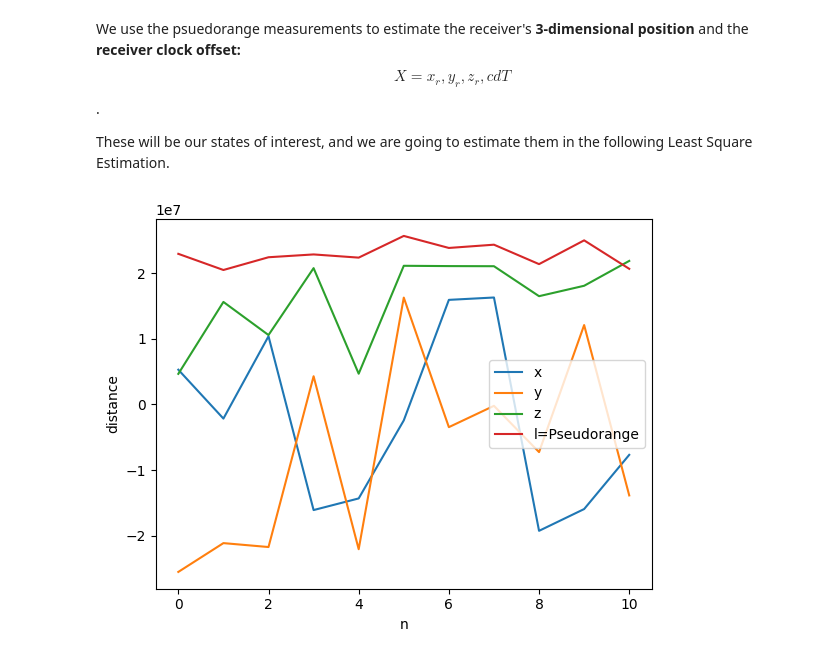
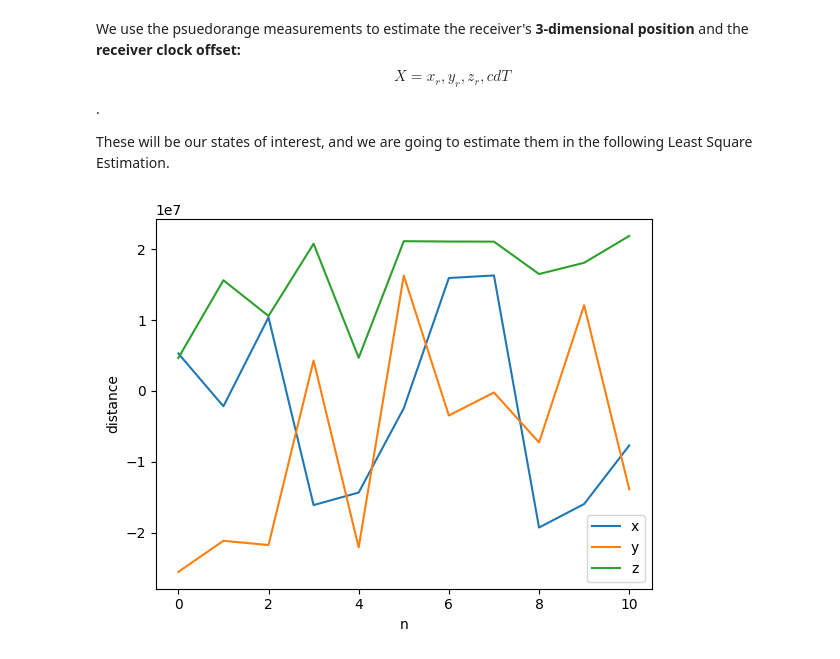
Before and after one commit to eunice-nwaobi/ENGG680_LAB_ASSIGNMENTS, a Jupyter notebook: Lab_Assignment2/Assignment2.ipynb, the cells around one changed output. Cells and saved outputs as stored; diff of their text form; code cells hidden in the pictures.

```diff
--- a/Lab_Assignment2/Assignment2.ipynb
+++ b/Lab_Assignment2/Assignment2.ipynb
@@ -364,32 +364,32 @@ GroundTruth=np.array([-1633489.37967725,	-3651627.18250363,	4952481.61954918])
 # %%
 # step 6
 # initialize the corrections array as ones, iteration loop counter i as zero and related arrays
 # (2 mark)
 delta = np.ones((m, 1)) # corrections array
 i = 0 # iteration loop counter i = 0
 arr_w = []
 arr_delta=[]
 arr_err_pos = []
 arr_i = []
 the_A = [] # added list of A
 the_apv = 0.0 # added apv
 receiver_pos = np.tile(GroundTruth, (n,1))
 satellite_pos = sat_pos[:, 1:]
 l = pseudorange[:, 1:]
 # initially we made a sensible guess by plotting
 plt.plot(satellite_pos[:, 0], label="x")
 plt.plot(satellite_pos[:, 1], label="y")
 plt.plot(satellite_pos[:, 2], label="z")
-plt.plot(l, label="l=Pseudorange")
+# plt.plot(l, label="l=Pseudorange")
 plt.xlabel("n")
 plt.ylabel("distance")
 plt.legend()
 
 #our guess according to the method in class
-x_0 = np.array([1, -1000003.50, -900000.07, 4000000.90]).reshape(m, 1) #-900000.20, -1000000.07, 4000000.90
+x_0 = np.array([1, -2e7, 1.3333e7, 4.99912e7]).reshape(m, 1)
 x_hat = x_0.copy()
 # %% [output]
-[figure, old version]
+[figure, new version]
 # %%
 # step 7
 # define a function called euclidean_norm, which computes the geometric distances between satellites and receiver
```
Also changed, not shown: parts of 9 cells of this notebook.
